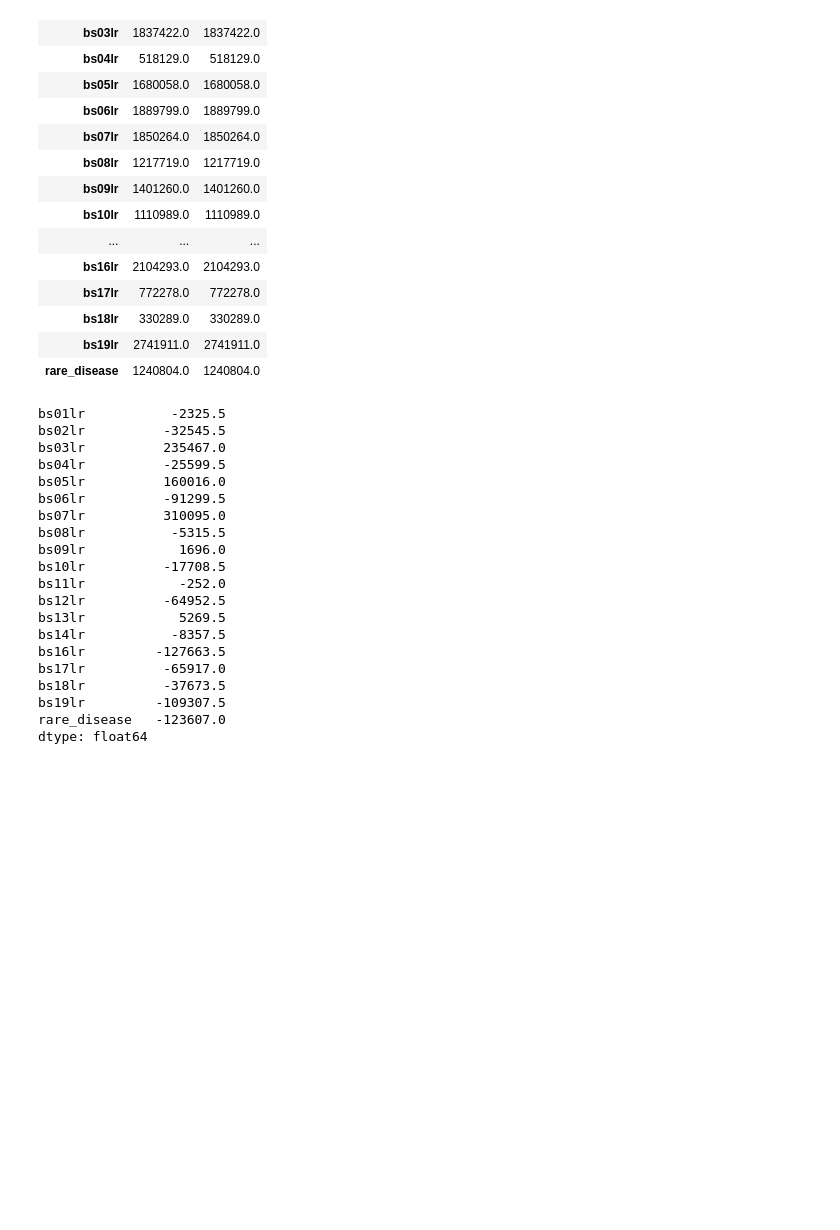
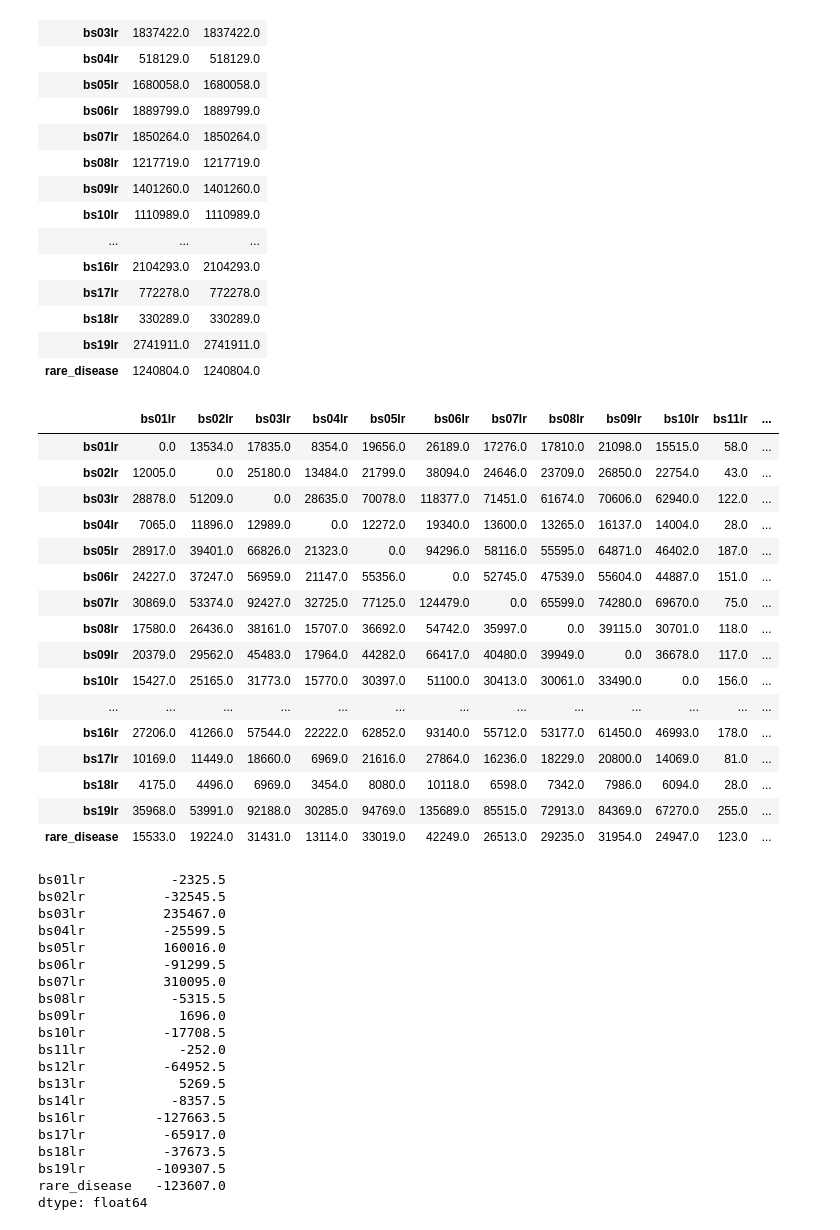
Before and after one commit to oneoffcoder/lasso-bbn, a Jupyter notebook: jupyter/diabetes-00-01-colley.ipynb, the cells around one changed output. Cells and saved outputs as stored; diff of their text form; code cells hidden in the pictures; blank space fills up the shorter version.

```diff
--- a/jupyter/diabetes-00-01-colley.ipynb
+++ b/jupyter/diabetes-00-01-colley.ipynb
@@ -128,6 +128,46 @@ pd.DataFrame({
 | bs18lr | 330289.0 | 330289.0 |
 | bs19lr | 2741911.0 | 2741911.0 |
 | rare_disease | 1240804.0 | 1240804.0 |
+# %%
+def get_before_val(v1, v2):
+    if v1 == v2:
+        return np.nan
+
+    temp = df[(df['bc_1']==v1) & (df['bc_2']==v2)]
+    n_1, n_2 = 'n_1', 'n_2'
+
+    if temp.shape[0] == 0:
+        temp = df[(df['bc_1']==v2) & (df['bc_2']==v1)]
+        n_1, n_2 = 'n_2', 'n_1'
+
+    if temp.shape[0] > 0:
+        r = temp.iloc[0]
+        return r[n_1]
+
+    return np.nan
+
+A = pd.DataFrame(
+    [[get_before_val(v1, v2) for v2 in body_systems] for v1 in body_systems],
+    columns=body_systems, index=body_systems).fillna(0.0)
+A
+# %% [output]
+|  | bs01lr | bs02lr | bs03lr | bs04lr | bs05lr | bs06lr | bs07lr | bs08lr | bs09lr | bs10lr | bs11lr | ... |
+| bs01lr | 0.0 | 13534.0 | 17835.0 | 8354.0 | 19656.0 | 26189.0 | 17276.0 | 17810.0 | 21098.0 | 15515.0 | 58.0 | ... |
+| bs02lr | 12005.0 | 0.0 | 25180.0 | 13484.0 | 21799.0 | 38094.0 | 24646.0 | 23709.0 | 26850.0 | 22754.0 | 43.0 | ... |
+| bs03lr | 28878.0 | 51209.0 | 0.0 | 28635.0 | 70078.0 | 118377.0 | 71451.0 | 61674.0 | 70606.0 | 62940.0 | 122.0 | ... |
+| bs04lr | 7065.0 | 11896.0 | 12989.0 | 0.0 | 12272.0 | 19340.0 | 13600.0 | 13265.0 | 16137.0 | 14004.0 | 28.0 | ... |
+| bs05lr | 28917.0 | 39401.0 | 66826.0 | 21323.0 | 0.0 | 94296.0 | 58116.0 | 55595.0 | 64871.0 | 46402.0 | 187.0 | ... |
+| bs06lr | 24227.0 | 37247.0 | 56959.0 | 21147.0 | 55356.0 | 0.0 | 52745.0 | 47539.0 | 55604.0 | 44887.0 | 151.0 | ... |
+| bs07lr | 30869.0 | 53374.0 | 92427.0 | 32725.0 | 77125.0 | 124479.0 | 0.0 | 65599.0 | 74280.0 | 69670.0 | 75.0 | ... |
+| bs08lr | 17580.0 | 26436.0 | 38161.0 | 15707.0 | 36692.0 | 54742.0 | 35997.0 | 0.0 | 39115.0 | 30701.0 | 118.0 | ... |
+| bs09lr | 20379.0 | 29562.0 | 45483.0 | 17964.0 | 44282.0 | 66417.0 | 40480.0 | 39949.0 | 0.0 | 36678.0 | 117.0 | ... |
+| bs10lr | 15427.0 | 25165.0 | 31773.0 | 15770.0 | 30397.0 | 51100.0 | 30413.0 | 30061.0 | 33490.0 | 0.0 | 156.0 | ... |
+| ... | ... | ... | ... | ... | ... | ... | ... | ... | ... | ... | ... | ... |
+| bs16lr | 27206.0 | 41266.0 | 57544.0 | 22222.0 | 62852.0 | 93140.0 | 55712.0 | 53177.0 | 61450.0 | 46993.0 | 178.0 | ... |
+| bs17lr | 10169.0 | 11449.0 | 18660.0 | 6969.0 | 21616.0 | 27864.0 | 16236.0 | 18229.0 | 20800.0 | 14069.0 | 81.0 | ... |
+| bs18lr | 4175.0 | 4496.0 | 6969.0 | 3454.0 | 8080.0 | 10118.0 | 6598.0 | 7342.0 | 7986.0 | 6094.0 | 28.0 | ... |
+| bs19lr | 35968.0 | 53991.0 | 92188.0 | 30285.0 | 94769.0 | 135689.0 | 85515.0 | 72913.0 | 84369.0 | 67270.0 | 255.0 | ... |
+| rare_disease | 15533.0 | 19224.0 | 31431.0 | 13114.0 | 33019.0 | 42249.0 | 26513.0 | 29235.0 | 31954.0 | 24947.0 | 123.0 | ... |
 # %%
 def get_b(v):
     s = df[(df['bc_1']==v) | (df['bc_2']==v)] \
```
Also changed, not shown: parts of 1 cell of this notebook, 1 other file.
